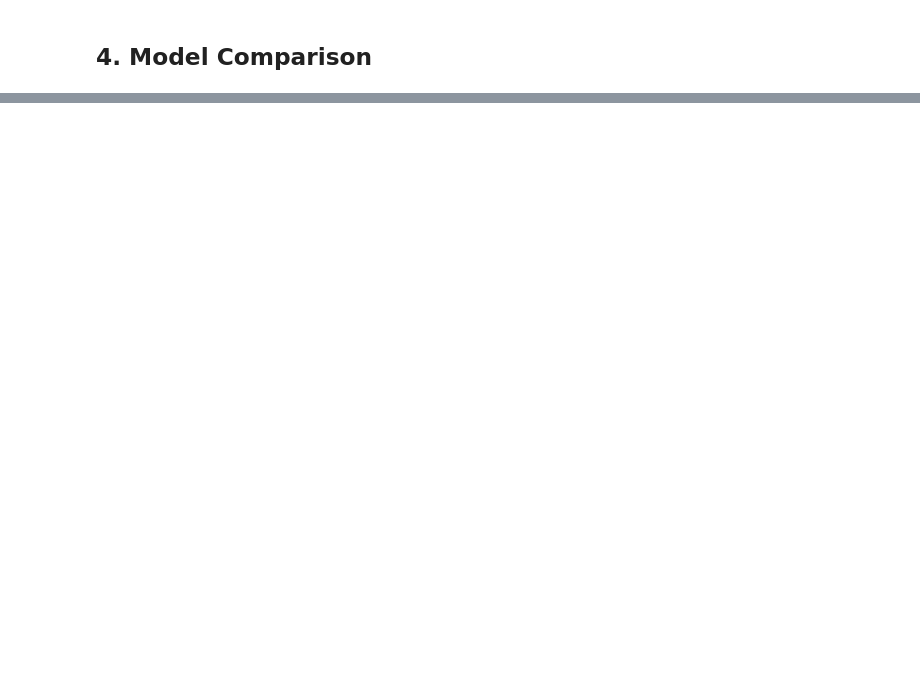
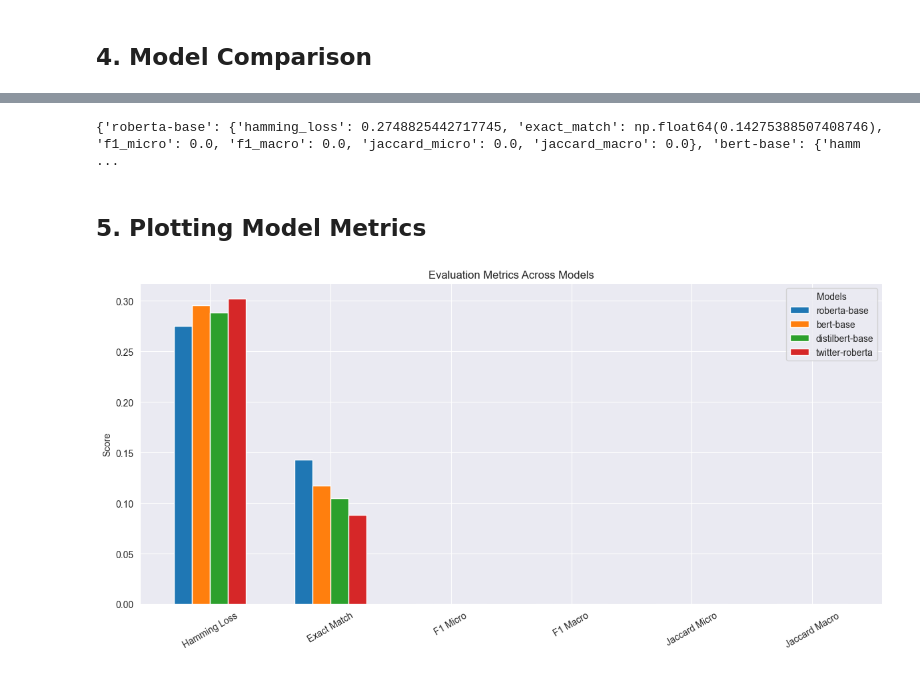
Before and after one commit to s3m3dov/nlp-emotion-detection, a Jupyter notebook: emotion-detection_Test.ipynb, the cells around one changed output, grey strips where cells are left out. Saved outputs shown, nothing was run; the diff lists cells and outputs as text; code cells hidden in the pictures; blank space fills up the shorter version.

```diff
--- a/emotion-detection_Test.ipynb
+++ b/emotion-detection_Test.ipynb
@@ -100,2 +75,4 @@ df.head()
+# %%
+texts = df['text'].tolist()
 # %% [markdown]
 ## 4. Model Comparison
@@ -101,0 +119,8 @@ df.head()
+# %%
+all_model_preds = {}
+all_model_metrics = {}
+# %%
+for name, model_path in MODELS.items():
+    print(f"Running model: {model_path}")
+    preds = predict(model_path, texts)
+    all_model_preds[name] = preds
@@ -101,0 +161,43 @@ df.head()
+# %%
+print(all_model_metrics)
+# %% [output]
+{'roberta-base': {'hamming_loss': 0.2748825442717745, 'exact_match': np.float64(0.14275388507408746), 'f1_micro': 0.0, 'f1_macro': 0.0, 'jaccard_micro': 0.0, 'jaccard_macro': 0.0}, 'bert-base': {'hamm ...
+# %% [markdown]
+## 5. Plotting Model Metrics
+# %%
+def plot_grouped_model_metrics(metrics_dict):
+    """
+    Plots grouped bar charts to compare models across multiple evaluation metrics.
+
+    Parameters:
+        metrics_dict (dict): Dictionary with model names as keys and metric sub-dicts as values.
+        Example:
+            {
+                'model1': {'f1_micro': 0.72, ...},
+                'model2': {'f1_micro': 0.68, ...},
+            }
+    """
+    metric_names = list(next(iter(metrics_dict.values())).keys())
+    model_names = list(metrics_dict.keys())
+
+    n_metrics = len(metric_names)
+    n_models = len(model_names)
+    bar_width = 0.15
+    x = np.arange(n_metrics)
+
+    plt.figure(figsize=(12, 6))
+
+    for i, model in enumerate(model_names):
+        values = [metrics_dict[model][metric] for metric in metric_names]
+        plt.bar(x + i * bar_width, values, width=bar_width, label=model)
+
+    plt.xticks(x + bar_width * (n_models - 1) / 2, [m.replace('_', ' ').title() for m in metric_names], rotation=30)
+    plt.ylabel("Score")
+    plt.title("Evaluation Metrics Across Models")
+    plt.legend(title="Models")
+    plt.tight_layout()
+    plt.show()
+# %%
+plot_grouped_model_metrics(all_model_metrics)
+# %% [output]
+[figure, added]
```
Also changed, not shown: parts of 12 cells of this notebook.
